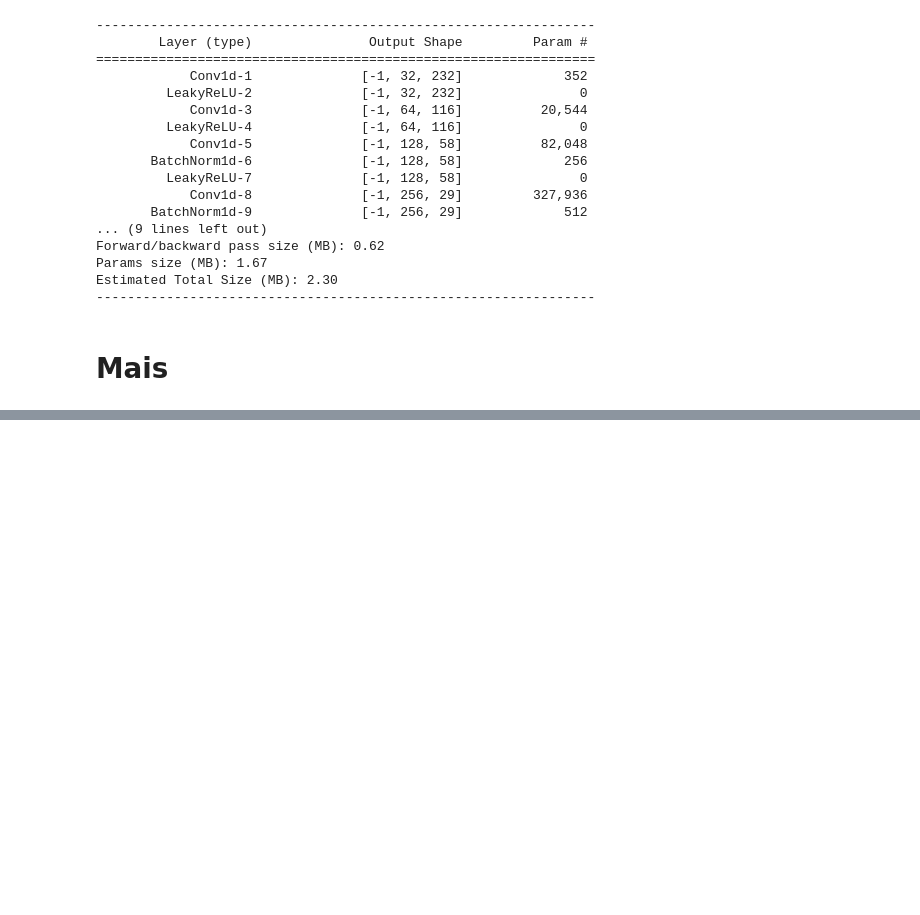
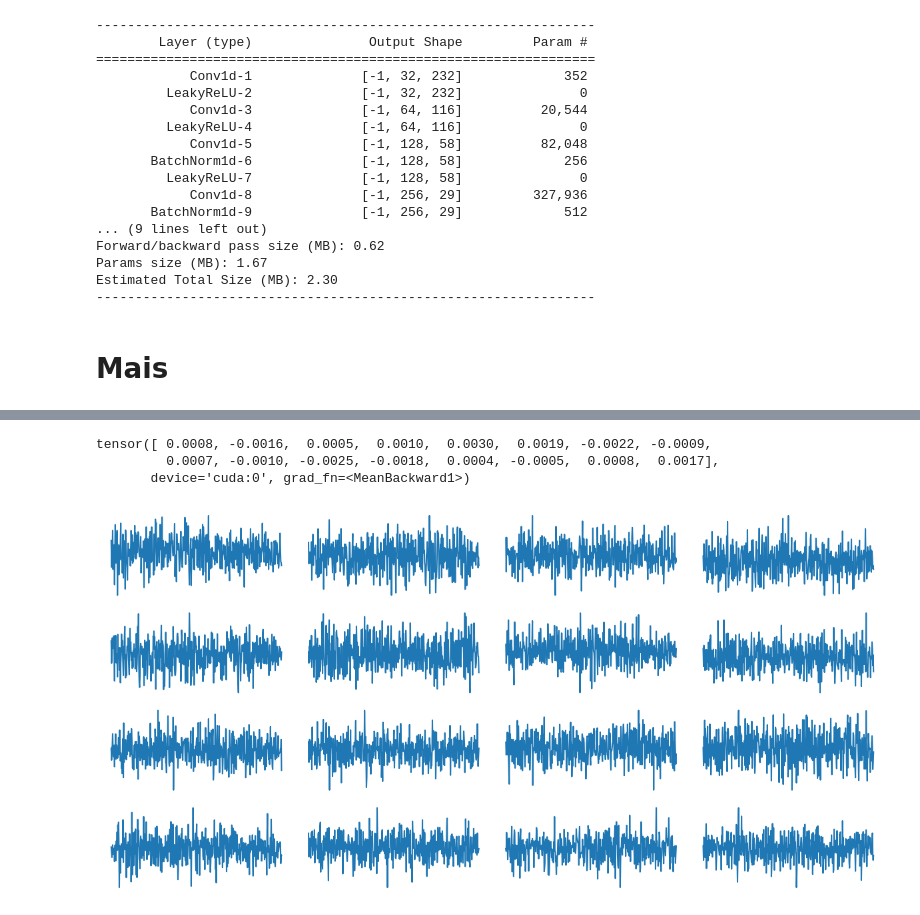
Before and after one commit to Vinimoga/tcgan, a Jupyter notebook: tcgan-note.ipynb, the cells around one changed output, grey strips where cells are left out. Saved outputs shown, nothing was run; the diff lists cells and outputs as text; code cells hidden in the pictures; blank space fills up the shorter version.

```diff
--- a/tcgan-note.ipynb
+++ b/tcgan-note.ipynb
@@ -313,0 +338,10 @@ px.line(generated_samples[:,0,:].T)
+# %%
+batch = x_tr_gan[:16,:,:]
+aux = np.loadtxt('/content/drive/MyDrive/Doutorado Unicamp/Projeto/github/tcgan/noise.txt', delimiter=',')
+z_batch = torch.tensor(aux, device=device, dtype=torch.float32).detach()
+generated_samples = generator(z_batch).cpu().detach().numpy()
+# %%
+aux = z_batch
+for i in range(len(generator)):
+    aux = generator[i](aux)
+    print(aux.shape)
@@ -313,0 +363,16 @@ px.line(generated_samples[:,0,:].T)
+# %%
+torch.mean(generator[0](z_batch), axis=1)
+# %% [output]
+tensor([ 0.0008, -0.0016,  0.0005,  0.0010,  0.0030,  0.0019, -0.0022, -0.0009,
+         0.0007, -0.0010, -0.0025, -0.0018,  0.0004, -0.0005,  0.0008,  0.0017],
+       device='cuda:0', grad_fn=<MeanBackward1>)
+# %%
+fig = plt.figure(figsize=(12, 6))  # each sample takes an area of 4*2.
+n_samples = 16
+for i in range(n_samples):
+    plt.subplot(4, 4, i + 1)
+    plt.plot(generated_samples[i].T)
+    plt.axis('off')
+plt.tight_layout()
+# %% [output]
+[figure, added]
```
Also changed, not shown: parts of 6 cells of this notebook.
